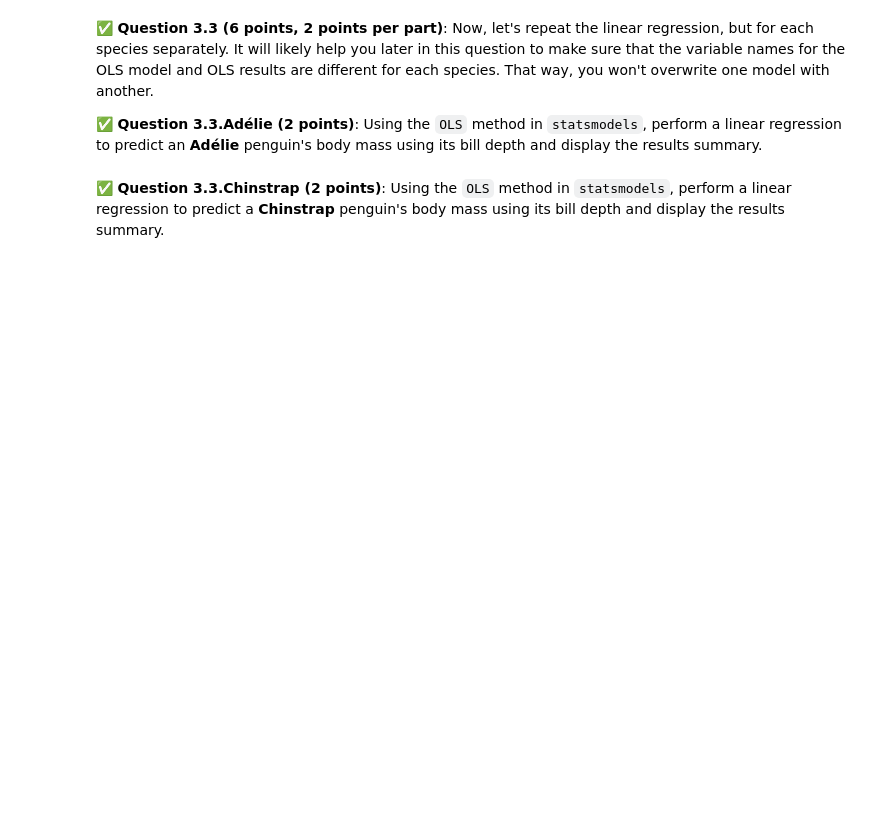
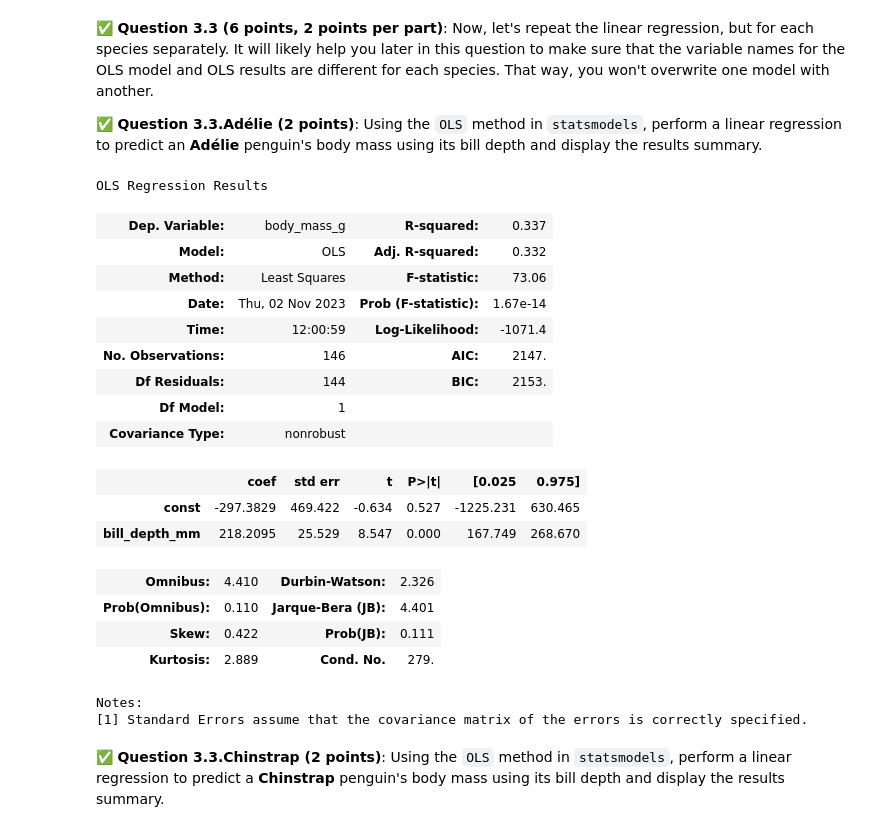
Before and after one commit to sarahhoogstraten/CMSE202-f23-turnin, a Jupyter notebook: hw-03/HW-03_Regression-SarahHoogstraten.ipynb, the cells around one changed output. Saved outputs shown, nothing was run; the diff lists cells and outputs as text; code cells hidden in the pictures; blank space fills up the shorter version.

```diff
--- a/hw-03/HW-03_Regression-SarahHoogstraten.ipynb
+++ b/hw-03/HW-03_Regression-SarahHoogstraten.ipynb
@@ -168,2 +199,33 @@ In this part, we'll perform some one-variable linear regression analysis on the
+# %%
+# Put your code here
+a_bill_depth = adelie_df['bill_depth_mm']
+a_body_mass = adelie_df['body_mass_g']
+
+a_const = sm.add_constant(a_bill_depth)
+
+adelie_model = sm.OLS(a_body_mass,a_const)
+adelie_results = adelie_model.fit()
+
+adelie_results.summary()
+# %% [output]
+OLS Regression Results
+| Dep. Variable: | body_mass_g | R-squared: | 0.337 |
+| Model: | OLS | Adj. R-squared: | 0.332 |
+| Method: | Least Squares | F-statistic: | 73.06 |
+| Date: | Thu, 02 Nov 2023 | Prob (F-statistic): | 1.67e-14 |
+| Time: | 12:00:59 | Log-Likelihood: | -1071.4 |
+| No. Observations: | 146 | AIC: | 2147. |
+| Df Residuals: | 144 | BIC: | 2153. |
+| Df Model: | 1 |  |  |
+| Covariance Type: | nonrobust |  |  |
+|  | coef | std err | t | P>|t| | [0.025 | 0.975] |
+| const | -297.3829 | 469.422 | -0.634 | 0.527 | -1225.231 | 630.465 |
+| bill_depth_mm | 218.2095 | 25.529 | 8.547 | 0.000 | 167.749 | 268.670 |
+| Omnibus: | 4.410 | Durbin-Watson: | 2.326 |
+| Prob(Omnibus): | 0.110 | Jarque-Bera (JB): | 4.401 |
+| Skew: | 0.422 | Prob(JB): | 0.111 |
+| Kurtosis: | 2.889 | Cond. No. | 279. |
+Notes:
+[1] Standard Errors assume that the covariance matrix of the errors is correctly specified.
 # %% [markdown]
 &#9989;  **Question 3.3.Chinstrap (2 points)**: Using the `OLS` method in `statsmodels`, perform a linear regression to predict a  **Chinstrap** penguin's body mass using its bill depth and display the results summary.
```
Also changed, not shown: parts of 15 cells of this notebook.
